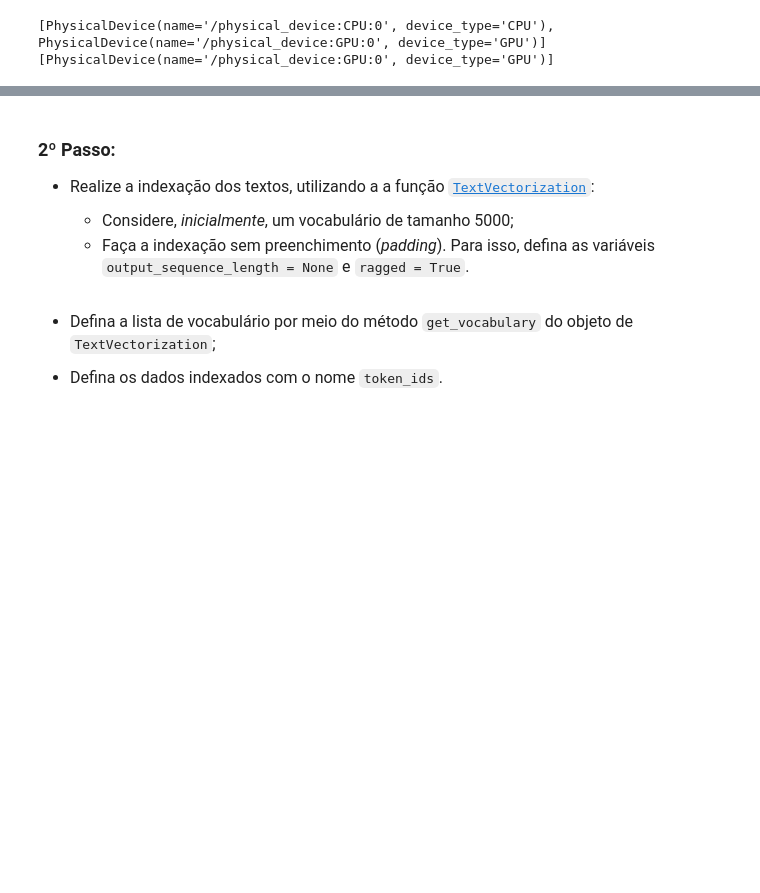
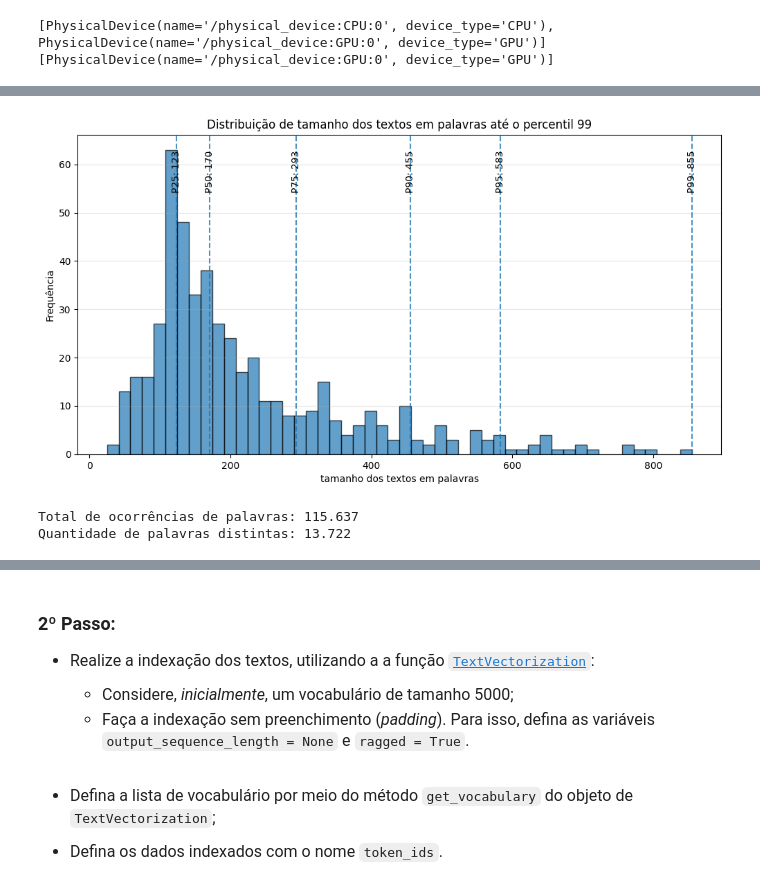
Before and after one commit to gilcesarf/imd1107-202601, a Jupyter notebook: 3-unidade/atividade4.ipynb, the cells around one changed output, grey strips where cells are left out. Drawn from its saved outputs; the diff is of its cells as text; code cells hidden in the pictures; blank space fills up the shorter version.

```diff
--- a/3-unidade/atividade4.ipynb
+++ b/3-unidade/atividade4.ipynb
@@ -53,7 +54,14 @@ print(tf.config.list_physical_devices("GPU"))
 [PhysicalDevice(name='/physical_device:CPU:0', device_type='CPU'), PhysicalDevice(name='/physical_device:GPU:0', device_type='GPU')]
 [PhysicalDevice(name='/physical_device:GPU:0', device_type='GPU')]
 # %%
-df = pd.read_csv('./dataset/imdb.csv', ).sample(frac=1, random_state=RANDOM_STATE).reset_index(drop=True)
+df = (
+    pd.read_csv("./dataset/imdb.csv")
+    .sample(
+        n=500,
+        random_state=RANDOM_STATE
+    )
+    .reset_index(drop=True)
+)
 
 print(df.shape)
 df.head()
@@ -67,0 +111,9 @@ df.head()
+# %%
+df_reviews = df[["reviews"]].copy()
+df_reviews["reviews"] = df_reviews["reviews"].map(
+    lambda x: Preprocessor(x).numpy().decode("utf-8")
+)
+df_reviews.head(5).style.set_properties(
+    subset=["reviews"],
+    **{"white-space": "pre-wrap", "max-width": "800px", "text-align": "left"}
+)
@@ -67,0 +164,3 @@ df.head()
+# %%
+df_reviews["length"] = df_reviews["reviews"].str.split().str.len()
+df_reviews["length"].describe()
@@ -67,0 +269,29 @@ df.head()
+# %%
+plotar_histograma_com_percentis(
+    df_reviews["length"],
+    nome="tamanho dos textos em palavras",
+    limite_percentil=0.99,
+    percentis_marcados=[0.25, 0.50, 0.75, 0.90, 0.95, 0.99],
+    bins=50,
+    usar_milhoes=False,
+    casas_decimais=0
+)
+# %% [output]
+[figure, added]
+# %%
+token_counts = Counter(
+    token
+    for comment in df_reviews["reviews"]
+    for token in comment.split()
+)
+# Ordena os tokens do mais frequente para o menos frequente
+frequencias_ordenadas = sorted(token_counts.values(), reverse=True)
+
+total_ocorrencias = sum(frequencias_ordenadas)
+total_tokens_unicos = len(frequencias_ordenadas)
+
+print(f"Total de ocorrências de palavras: {br_number(total_ocorrencias)}")
+print(f"Quantidade de palavras distintas: {br_number(total_tokens_unicos)}")
+# %% [output]
+Total de ocorrências de palavras: 115.637
+Quantidade de palavras distintas: 13.722
```
Also changed, not shown: parts of 50 cells of this notebook.
